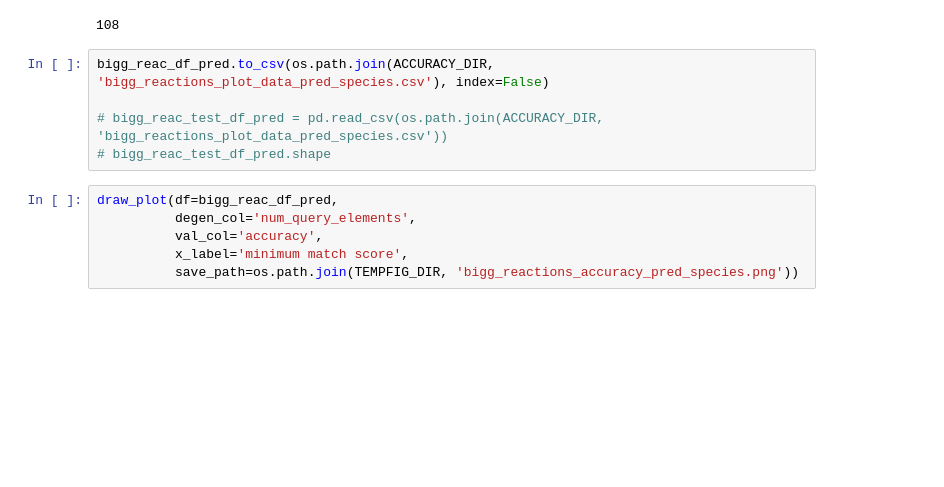
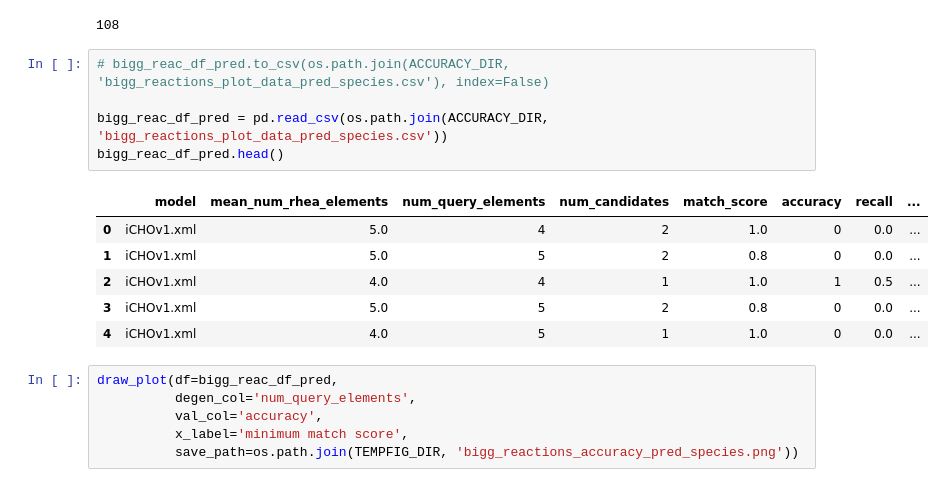
Before and after one commit to sys-bio/AMAS, a Jupyter notebook: notebooks/REF_accuracy_precision_plots.ipynb, the cells around one changed output. Drawn from its saved outputs; the diff is of its cells as text; blank space fills up the shorter version.

```diff
--- a/notebooks/REF_accuracy_precision_plots.ipynb
+++ b/notebooks/REF_accuracy_precision_plots.ipynb
@@ -514,10 +516,17 @@ len(np.unique(bigg_reac_df_pred['model']))
 # %% [output]
 108
 # %%
-bigg_reac_df_pred.to_csv(os.path.join(ACCURACY_DIR, 'bigg_reactions_plot_data_pred_species.csv'), index=False)
+# bigg_reac_df_pred.to_csv(os.path.join(ACCURACY_DIR, 'bigg_reactions_plot_data_pred_species.csv'), index=False)
 
-# bigg_reac_test_df_pred = pd.read_csv(os.path.join(ACCURACY_DIR, 'bigg_reactions_plot_data_pred_species.csv'))
-# bigg_reac_test_df_pred.shape
+bigg_reac_df_pred = pd.read_csv(os.path.join(ACCURACY_DIR, 'bigg_reactions_plot_data_pred_species.csv'))
+bigg_reac_df_pred.head()
+# %% [output]
+|  | model | mean_num_rhea_elements | num_query_elements | num_candidates | match_score | accuracy | recall | ... |
+| 0 | iCHOv1.xml | 5.0 | 4 | 2 | 1.0 | 0 | 0.0 | ... |
+| 1 | iCHOv1.xml | 5.0 | 5 | 2 | 0.8 | 0 | 0.0 | ... |
+| 2 | iCHOv1.xml | 4.0 | 4 | 1 | 1.0 | 1 | 0.5 | ... |
+| 3 | iCHOv1.xml | 5.0 | 5 | 2 | 0.8 | 0 | 0.0 | ... |
+| 4 | iCHOv1.xml | 4.0 | 5 | 1 | 1.0 | 0 | 0.0 | ... |
 # %%
 draw_plot(df=bigg_reac_df_pred,
           degen_col='num_query_elements',
```
Also changed, not shown: parts of 12 cells of this notebook, 4 other files.
